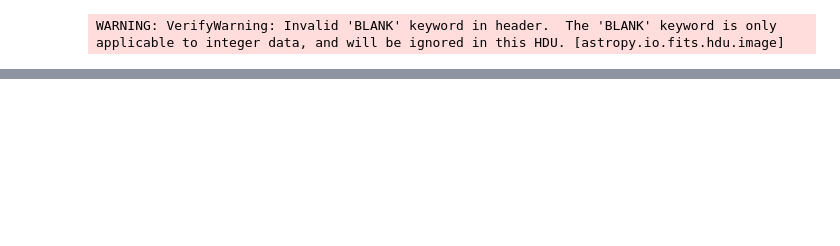
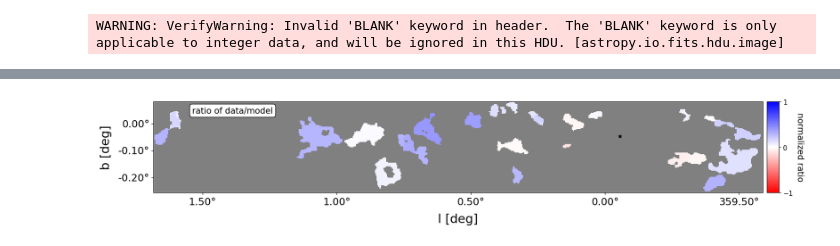
Before and after one commit to danilipman/cmz_synth, a Jupyter notebook: Nishiyama2013/star_count_NF_method.ipynb, the cells around one changed output, grey strips where cells are left out. Drawn from its saved outputs; the diff is of its cells as text; code cells hidden in the pictures; blank space fills up the shorter version.

```diff
--- a/Nishiyama2013/star_count_NF_method.ipynb
+++ b/Nishiyama2013/star_count_NF_method.ipynb
@@ -556,0 +1010,48 @@ cb1.ax.tick_params(labelsize=12)
+# %%
+##plot the normed map
+count_ratio = counts_ratio_full_mask
+count_ratio_masked =  np.ma.masked_where(count_ratio.data==0, count_ratio)
+
+countratio_map_normed = -(2. * ((count_ratio - 0) / (2 - 0)) - 1.)-countratio_cn
+
+
+
+cmap    = 'bwr_r'
+divnorm =mc.TwoSlopeNorm(vmin=-1, vcenter=0, vmax=1)
+
+fig, ax = plt.subplots(nrows=1, subplot_kw={'projection': full_cloud_cat_mask_wcs}, figsize = (20,4), sharex=True, sharey=True)
+ax.set_facecolor('gray')
+
+IM1 = ax.imshow(countratio_map_normed,cmap=cmap,origin='lower', norm=divnorm)
+
+
+lon = ax.coords[0]
+lat = ax.coords[1]
+lon.set_major_formatter('d.dd')
+lat.set_major_formatter('d.dd')
+lon.set_ticks_position('b')
+lon.set_ticklabel_position('b')
+lon.set_axislabel_position('b')
+lat.set_ticks_position('l')
+lat.set_ticklabel_position('l')
+lat.set_axislabel_position('l')
+ax.set_xlabel('l [deg]',fontsize=22)
+ax.set_ylabel('b [deg]',fontsize=22)
+#ax.set_xlim(ext_min[0],ext_max[0])
+#ax.set_ylim(ext_min[1],ext_max[1])
+ax.tick_params(labelsize=18)
+ax.text(0.13, 0.90, r'ratio of data/model', ha='center', va='center', transform=ax.transAxes,
+           bbox=dict(boxstyle = 'round', facecolor='white', edgecolor='k', alpha=1), fontsize=15)
+
+#plot SgrA*
+ax.scatter(-0.056, -0.046, marker = "*", s=35, color='k', transform=ax.get_transform('world'))
+
+divider1 = make_axes_locatable(ax)
+cax1 = divider1.append_axes("right", size="2%", pad=0.1,  axes_class=maxes.Axes)
+cb1 = fig.colorbar(IM1, orientation="vertical", cax = cax1,ticks=[-1., 0., 1]  )
+cb1.set_label(label = r'normalized ratio', labelpad=20, y=0.5, rotation=-90, fontsize = 15)
+cb1.ax.tick_params(labelsize=12)
+
+plt.savefig('../paper_items/Figs/starcount_ratio_normed.pdf', bbox_inches='tight')
+# %% [output]
+[figure, added]
```
Also changed, not shown: parts of 19 cells of this notebook, 6 other files.
